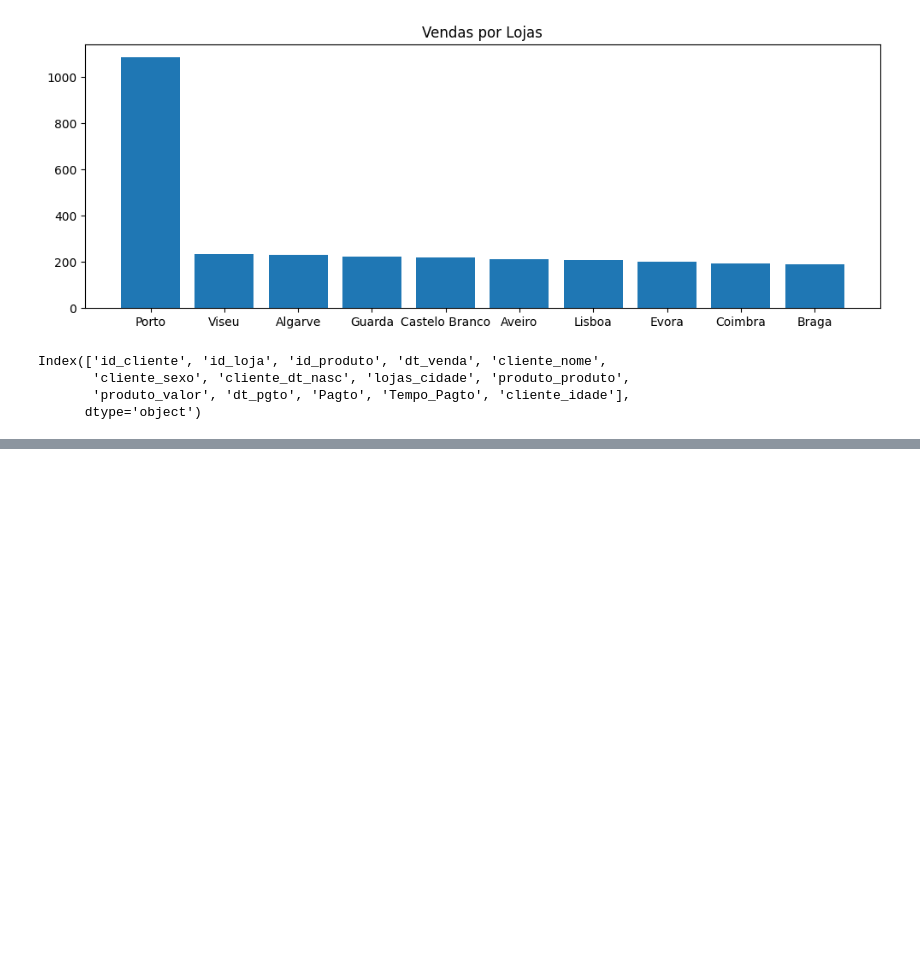
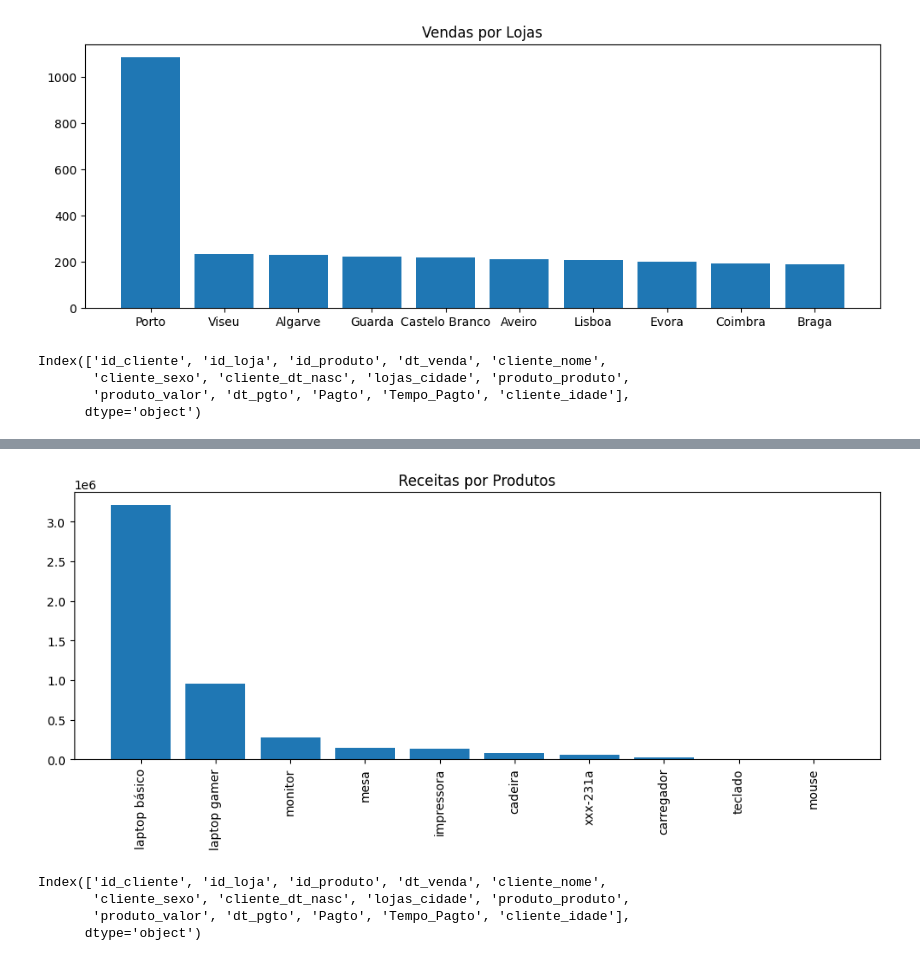
Before and after one commit to Gcango/Analise_Vendas_Soft_You, a Jupyter notebook: Soft_You_Analise_de_Vendas.ipynb, the cells around one changed output, grey strips where cells are left out. Drawn from its saved outputs; the diff is of its cells as text; code cells hidden in the pictures; blank space fills up the shorter version.

```diff
--- a/Soft_You_Analise_de_Vendas.ipynb
+++ b/Soft_You_Analise_de_Vendas.ipynb
@@ -546,0 +623,3 @@ Index(['id_cliente', 'id_loja', 'id_produto', 'dt_venda', 'cliente_nome',
+# %%
+receita_por_prodt = dados[['produto_produto','produto_valor']].groupby('produto_produto').sum().produto_valor.sort_values(ascending=False)
+receita_por_prodt
@@ -546,0 +639,8 @@ Index(['id_cliente', 'id_loja', 'id_produto', 'dt_venda', 'cliente_nome',
+# %%
+##-> projectando o gráfico para essa questão:
+plt.figure(figsize=(12, 4))
+plt.bar(receita_por_prodt.index, receita_por_prodt.values)
+plt.xticks(rotation=90)
+plt.title('Receitas por Produtos');
+# %% [output]
+[figure, added]
@@ -546,0 +649,7 @@ Index(['id_cliente', 'id_loja', 'id_produto', 'dt_venda', 'cliente_nome',
+# %%
+dados.columns
+# %% [output]
+Index(['id_cliente', 'id_loja', 'id_produto', 'dt_venda', 'cliente_nome',
+       'cliente_sexo', 'cliente_dt_nasc', 'lojas_cidade', 'produto_produto',
+       'produto_valor', 'dt_pgto', 'Pagto', 'Tempo_Pagto', 'cliente_idade'],
+      dtype='object')
```
Also changed, not shown: parts of 17 cells of this notebook.
